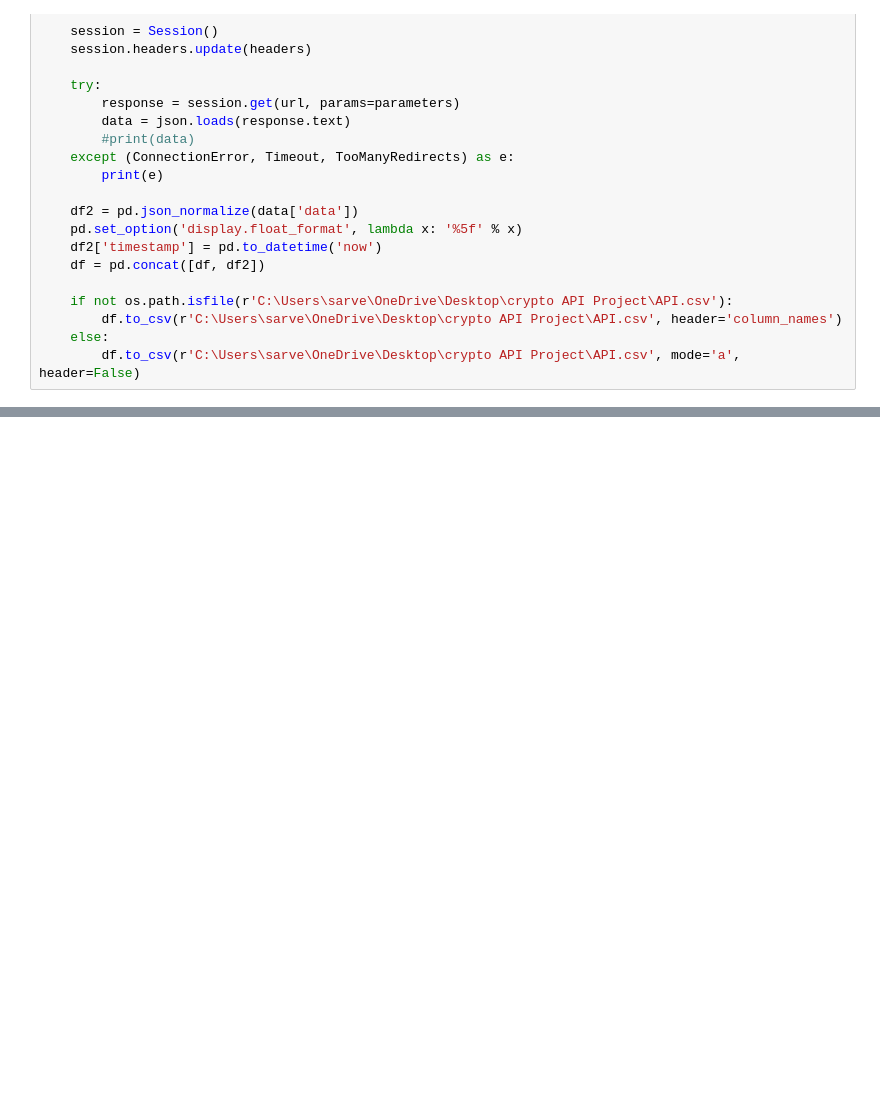
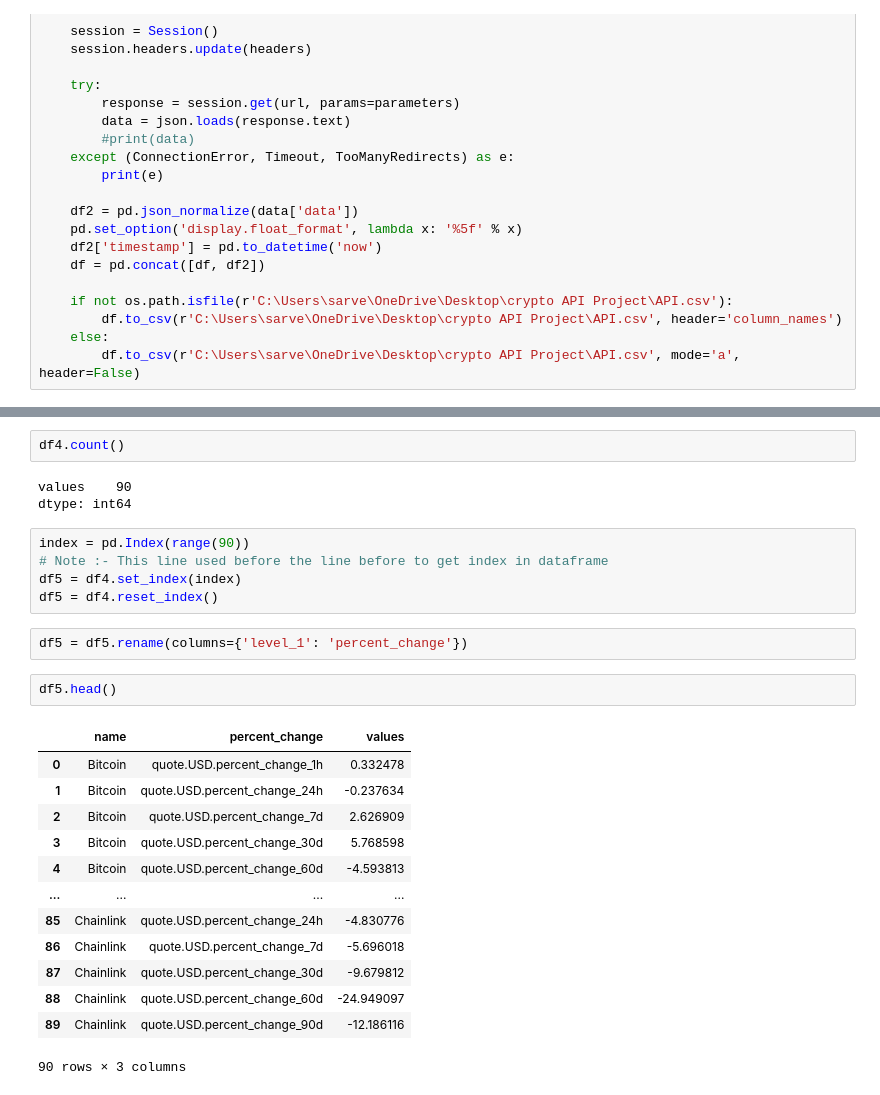
Before and after one commit to sarvesh-kr08/crypto-API-Project, a Jupyter notebook: crypto-API-Project.ipynb, the cells around one changed output, grey strips where cells are left out. Drawn from its saved outputs; the diff is of its cells as text; blank space fills up the shorter version.

```diff
--- a/crypto-API-Project.ipynb
+++ b/crypto-API-Project.ipynb
@@ -117,0 +161,28 @@ Error:
+# %%
+df4.count()
+# %% [output]
+values    90
+dtype: int64
+# %%
+index = pd.Index(range(90))
+# Note :- This line used before the line before to get index in dataframe
+df5 = df4.set_index(index)
+df5 = df4.reset_index()
+# %%
+df5 = df5.rename(columns={'level_1': 'percent_change'})
+# %%
+df5.head()
+# %% [output]
+|  | name | percent_change | values |
+| 0 | Bitcoin | quote.USD.percent_change_1h | 0.332478 |
+| 1 | Bitcoin | quote.USD.percent_change_24h | -0.237634 |
+| 2 | Bitcoin | quote.USD.percent_change_7d | 2.626909 |
+| 3 | Bitcoin | quote.USD.percent_change_30d | 5.768598 |
+| 4 | Bitcoin | quote.USD.percent_change_60d | -4.593813 |
+| ... | ... | ... | ... |
+| 85 | Chainlink | quote.USD.percent_change_24h | -4.830776 |
+| 86 | Chainlink | quote.USD.percent_change_7d | -5.696018 |
+| 87 | Chainlink | quote.USD.percent_change_30d | -9.679812 |
+| 88 | Chainlink | quote.USD.percent_change_60d | -24.949097 |
+| 89 | Chainlink | quote.USD.percent_change_90d | -12.186116 |
+90 rows × 3 columns
```
Also changed, not shown: parts of 10 cells of this notebook.
